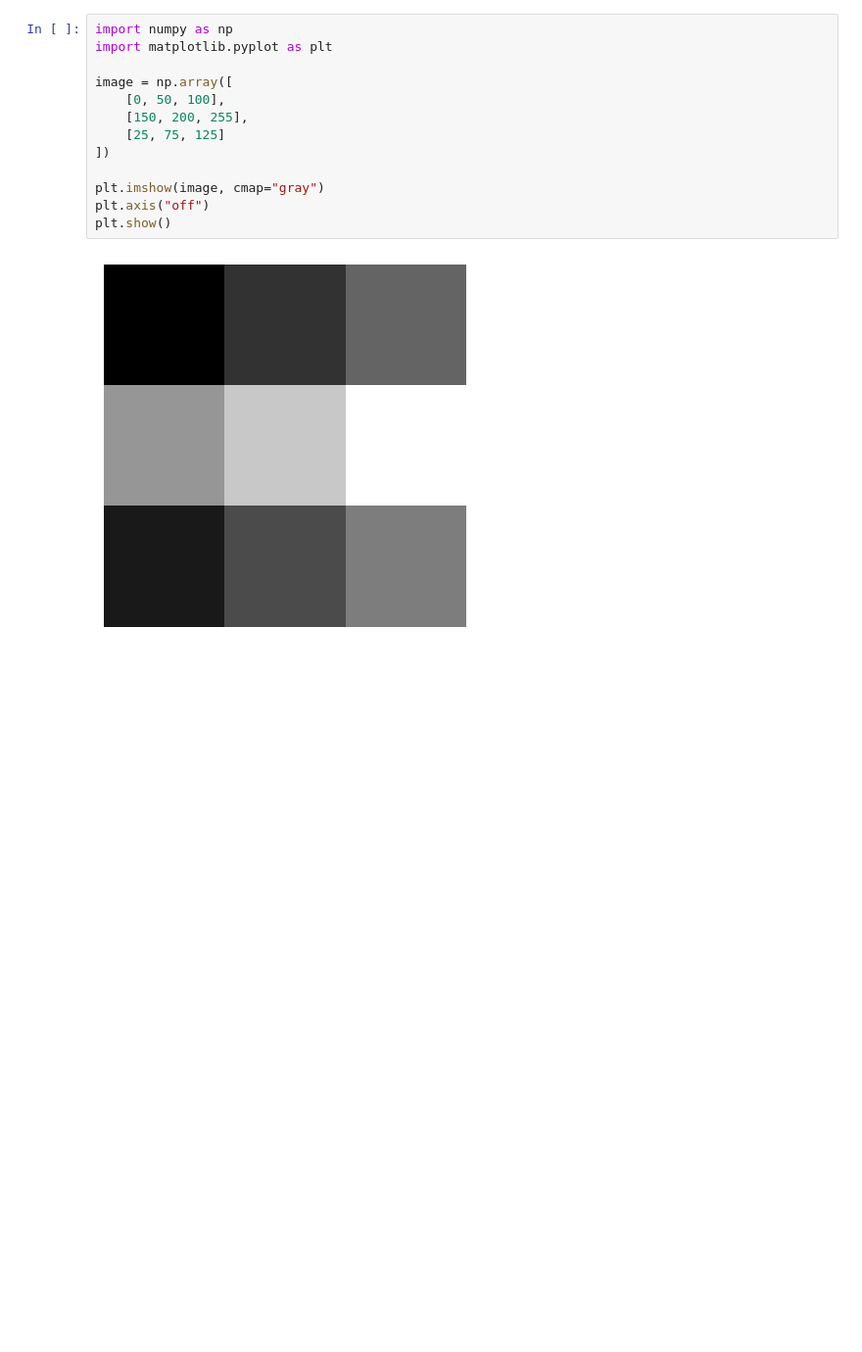
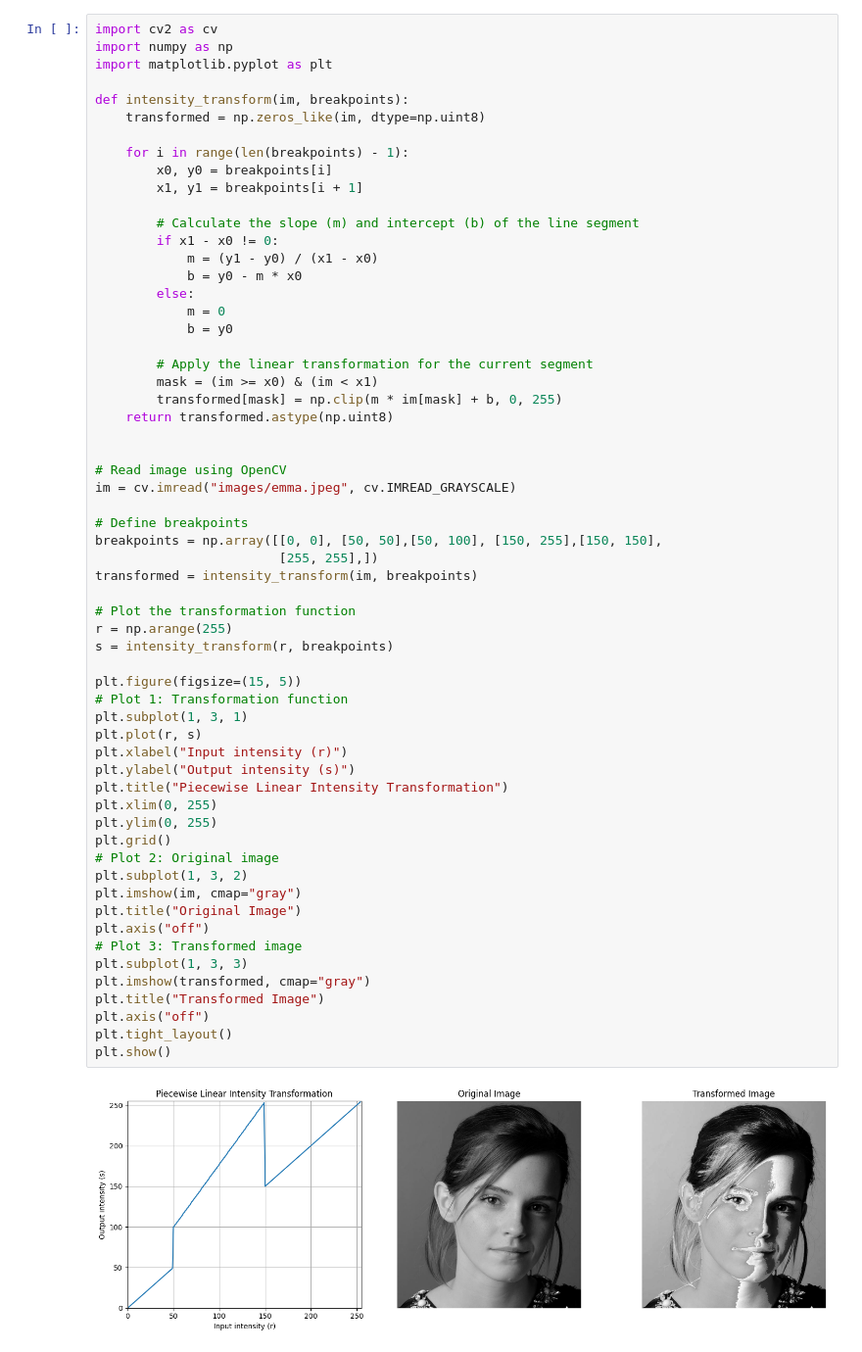
Before and after one commit to TharushaNimesh22/intensity-transformations-and-neighborhood-filtering, a Jupyter notebook: intensity_transformations_and_neighborhood_filtering.ipynb, the cells around one changed output. Shown at 98% size. Saved outputs shown, nothing was run; the diff lists cells and outputs as text; blank space fills up the shorter version.

Commit message:
Update piecewise linear intensity transformation

```diff
--- a/intensity_transformations_and_neighborhood_filtering.ipynb
+++ b/intensity_transformations_and_neighborhood_filtering.ipynb
@@ -26,15 +28,62 @@ September 4, 2026
 # %%
+import cv2 as cv
 import numpy as np
 import matplotlib.pyplot as plt
 
-image = np.array([
-    [0, 50, 100],
-    [150, 200, 255],
-    [25, 75, 125]
-])
+def intensity_transform(im, breakpoints):
+    transformed = np.zeros_like(im, dtype=np.uint8)
 
-plt.imshow(image, cmap="gray")
+    for i in range(len(breakpoints) - 1):
+        x0, y0 = breakpoints[i]
+        x1, y1 = breakpoints[i + 1]
+
+        # Calculate the slope (m) and intercept (b) of the line segment
+        if x1 - x0 != 0:
+            m = (y1 - y0) / (x1 - x0)
+            b = y0 - m * x0
+        else:
+            m = 0
+            b = y0
+
+        # Apply the linear transformation for the current segment
+        mask = (im >= x0) & (im < x1)
+        transformed[mask] = np.clip(m * im[mask] + b, 0, 255)
+    return transformed.astype(np.uint8)
+
+
+# Read image using OpenCV
+im = cv.imread("images/emma.jpeg", cv.IMREAD_GRAYSCALE)
+
+# Define breakpoints
+breakpoints = np.array([[0, 0], [50, 50],[50, 100], [150, 255],[150, 150],
+                        [255, 255],])
+transformed = intensity_transform(im, breakpoints)
+
+# Plot the transformation function
+r = np.arange(255)
+s = intensity_transform(r, breakpoints)
+
+plt.figure(figsize=(15, 5))
+# Plot 1: Transformation function
+plt.subplot(1, 3, 1)
+plt.plot(r, s)
+plt.xlabel("Input intensity (r)")
+plt.ylabel("Output intensity (s)")
+plt.title("Piecewise Linear Intensity Transformation")
+plt.xlim(0, 255)
+plt.ylim(0, 255)
+plt.grid()
+# Plot 2: Original image
+plt.subplot(1, 3, 2)
+plt.imshow(im, cmap="gray")
+plt.title("Original Image")
 plt.axis("off")
+# Plot 3: Transformed image
+plt.subplot(1, 3, 3)
+plt.imshow(transformed, cmap="gray")
+plt.title("Transformed Image")
+plt.axis("off")
+plt.tight_layout()
 plt.show()
 # %% [output]
-[figure, old version]
+[figure, new version]
```
Also changed, not shown: parts of 2 cells of this notebook.
